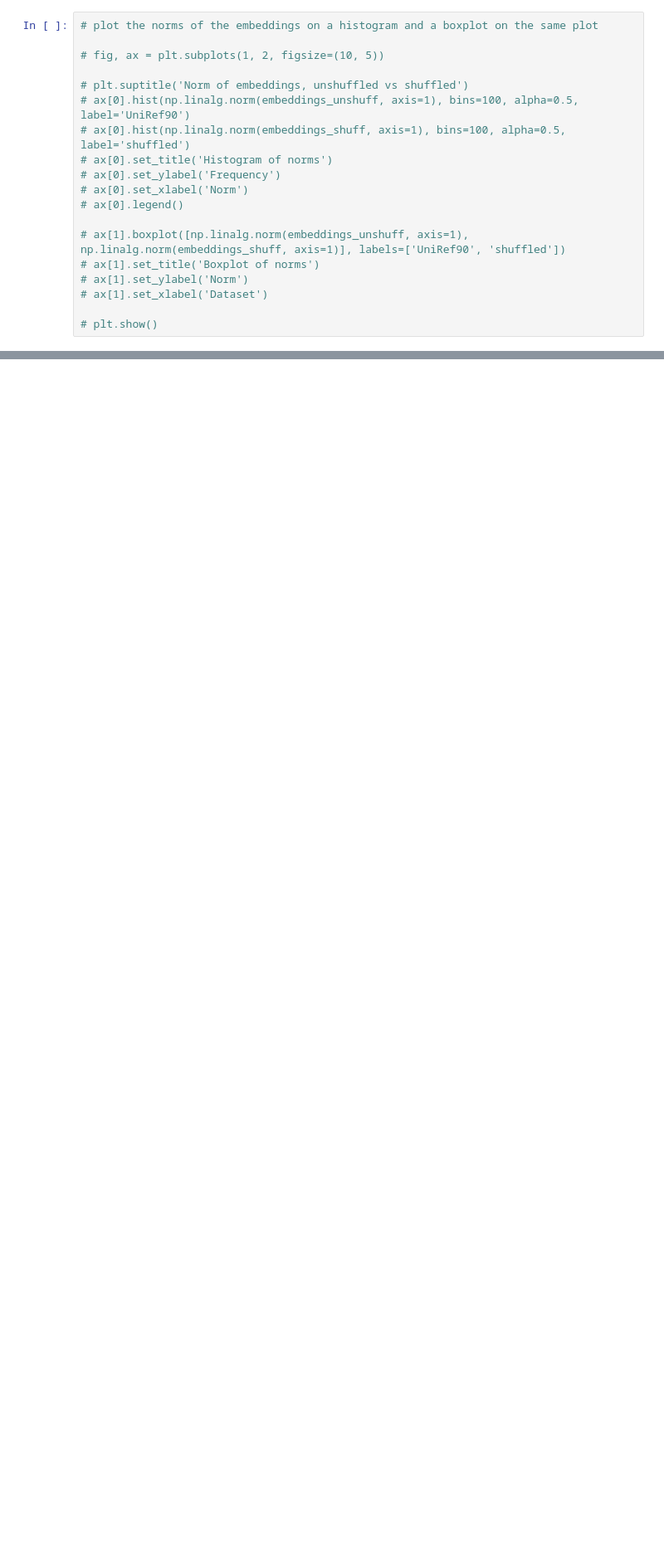
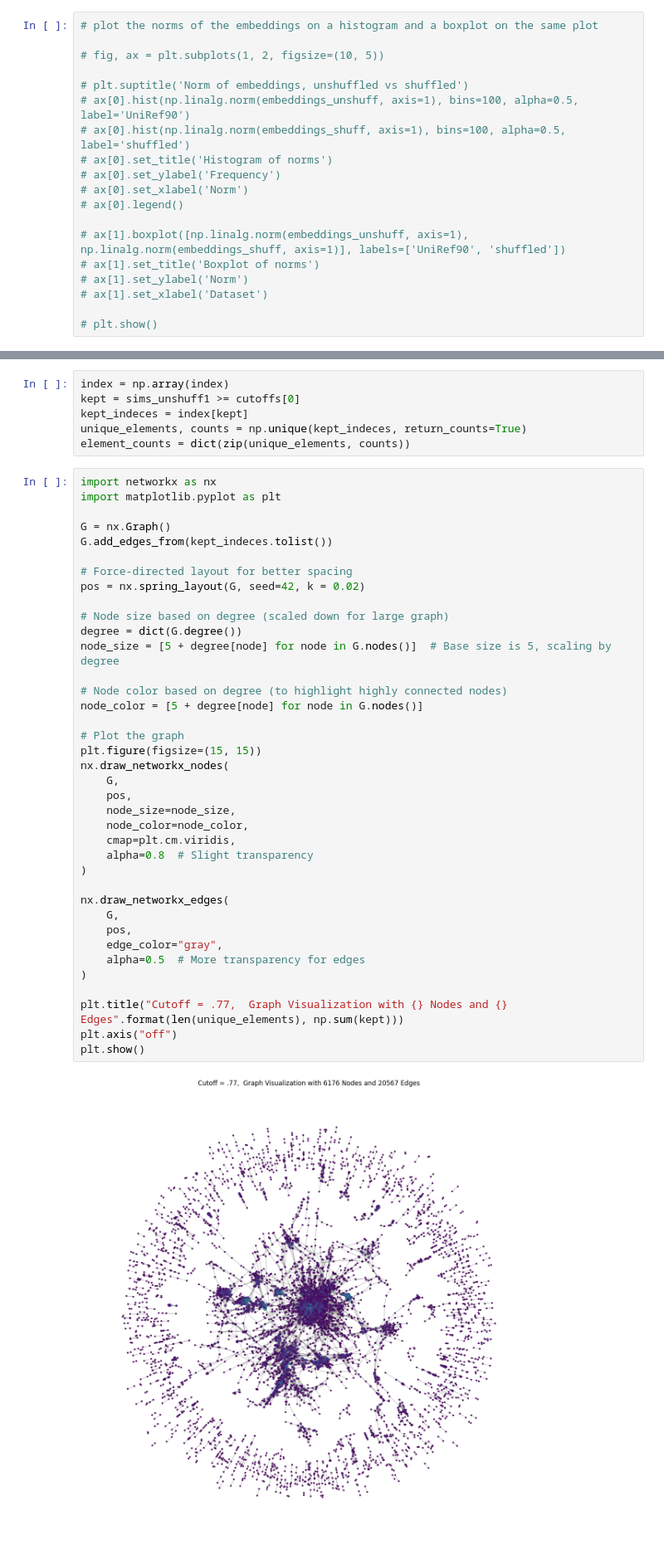
Before and after one commit to fguintu/thesis2024-25, a Jupyter notebook: cutoff/rs/rsseq.ipynb, the cells around one changed output, grey strips where cells are left out. Shown at 83% size. Saved outputs shown, nothing was run; the diff lists cells and outputs as text; blank space fills up the shorter version.

Commit message:
Now starting network generation

```diff
--- a/cutoff/rs/rsseq.ipynb
+++ b/cutoff/rs/rsseq.ipynb
@@ -154,0 +157,46 @@ counts: 20567 1045
+# %%
+index = np.array(index)
+kept = sims_unshuff1 >= cutoffs[0]
+kept_indeces = index[kept]
+unique_elements, counts = np.unique(kept_indeces, return_counts=True)
+element_counts = dict(zip(unique_elements, counts))
+# %%
+import networkx as nx
+import matplotlib.pyplot as plt
+
+G = nx.Graph()
+G.add_edges_from(kept_indeces.tolist())
+
+# Force-directed layout for better spacing
+pos = nx.spring_layout(G, seed=42, k = 0.02)
+
+# Node size based on degree (scaled down for large graph)
+degree = dict(G.degree())
+node_size = [5 + degree[node] for node in G.nodes()]  # Base size is 5, scaling by degree
+
+# Node color based on degree (to highlight highly connected nodes)
+node_color = [5 + degree[node] for node in G.nodes()]
+
+# Plot the graph
+plt.figure(figsize=(15, 15))
+nx.draw_networkx_nodes(
+    G,
+    pos,
+    node_size=node_size,
+    node_color=node_color,
+    cmap=plt.cm.viridis,
+    alpha=0.8  # Slight transparency
+)
+
+nx.draw_networkx_edges(
+    G,
+    pos,
+    edge_color="gray",
+    alpha=0.5  # More transparency for edges
+)
+
+plt.title("Cutoff = .77,  Graph Visualization with {} Nodes and {} Edges".format(len(unique_elements), np.sum(kept)))
+plt.axis("off")
+plt.show()
+# %% [output]
+[figure, added]
```
Also changed, not shown: parts of 14 cells of this notebook, 13 other files.
